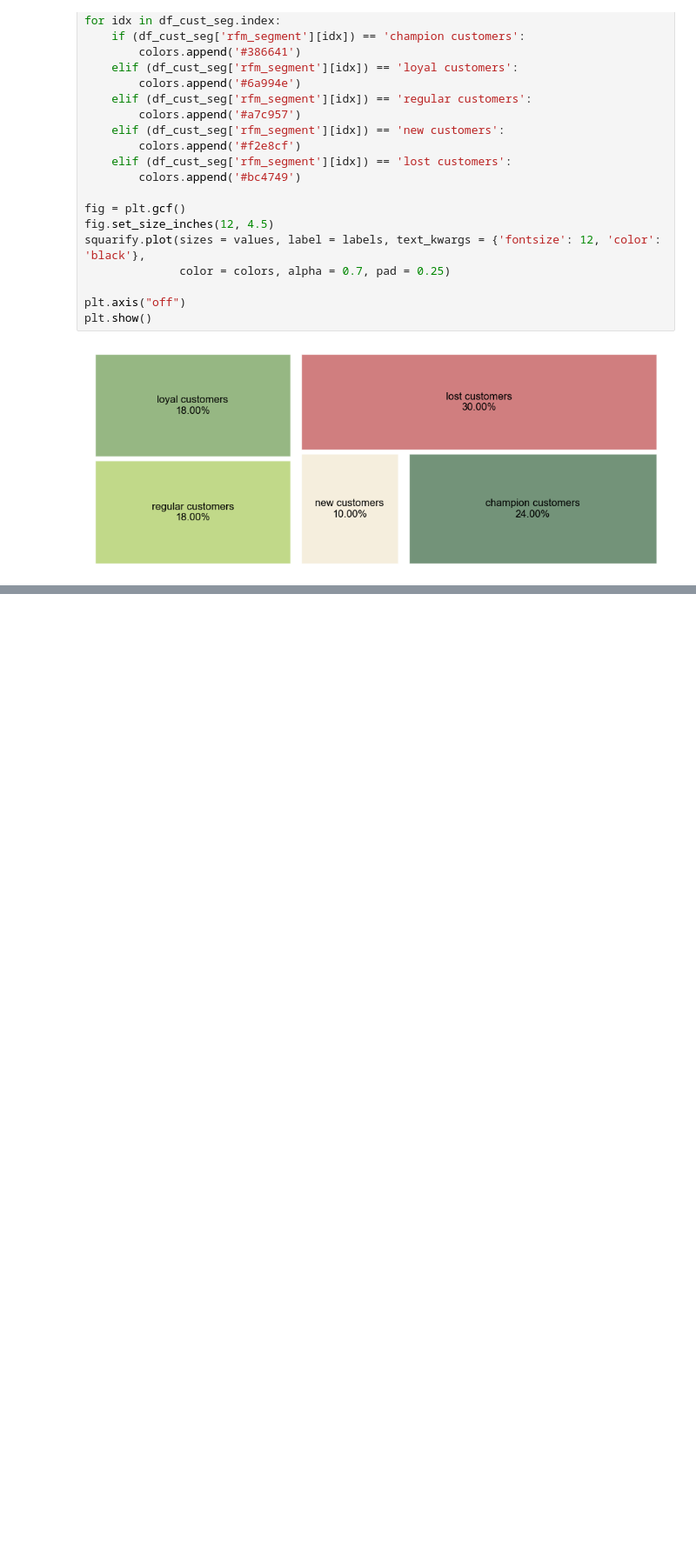
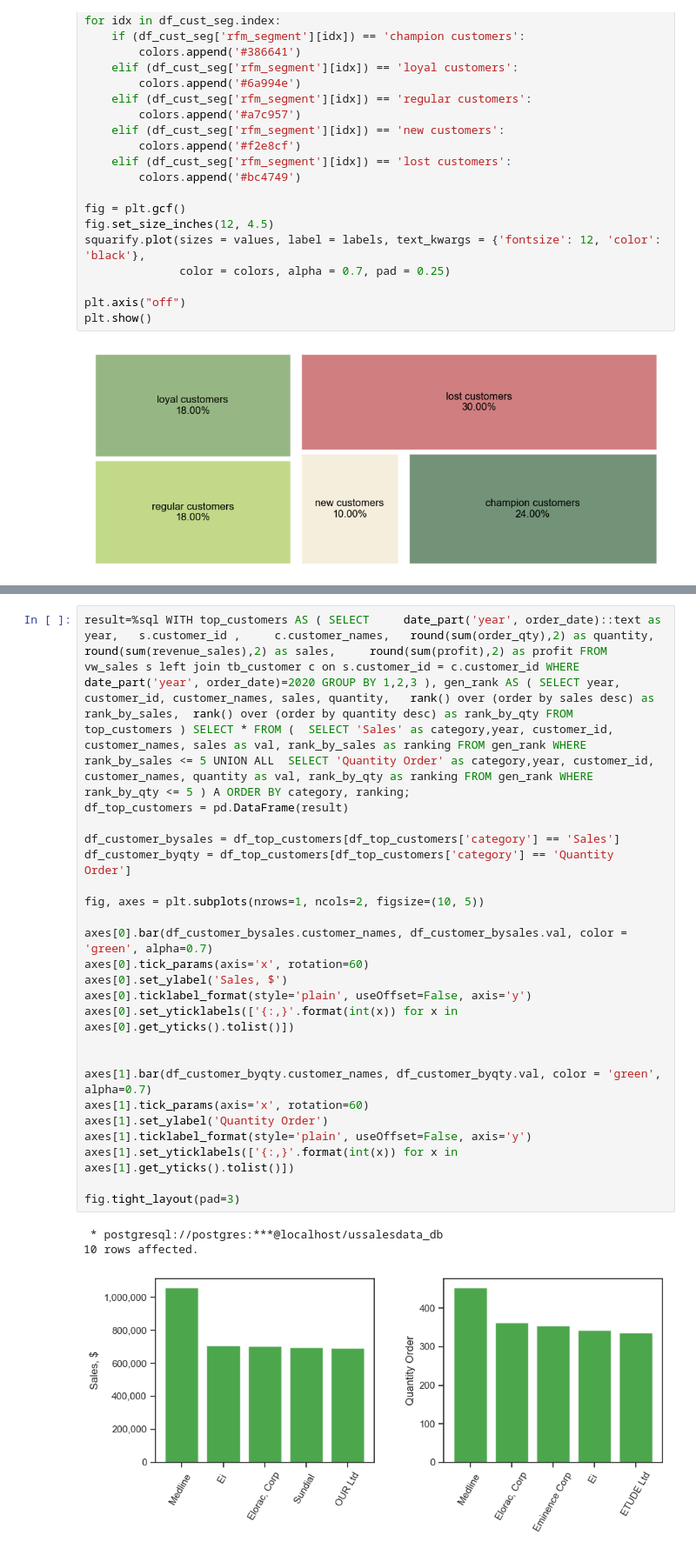
Before and after one commit to jeeenss/Data-Analysis-with-SQL, a Jupyter notebook: US Sales/US_Sales_Performance_Analysis.ipynb, the cells around one changed output, grey strips where cells are left out. Shown at 87% size. Cells and saved outputs as stored; diff of their text form; blank space fills up the shorter version.

Commit message:
added top 5 customer by sales and quantity order

```diff
--- a/US Sales/US_Sales_Performance_Analysis.ipynb
+++ b/US Sales/US_Sales_Performance_Analysis.ipynb
@@ -1260,0 +1327,27 @@ plt.show()
+# %%
+result=%sql WITH top_customers AS ( SELECT     date_part('year', order_date)::text as year, 	s.customer_id , 	c.customer_names, 	round(sum(order_qty),2) as quantity, 	round(sum(revenue_sales),2) as sales,     round(sum(profit),2) as profit FROM vw_sales s left join tb_customer c on s.customer_id = c.customer_id WHERE date_part('year', order_date)=2020 GROUP BY 1,2,3 ), gen_rank AS ( SELECT year, customer_id, customer_names, sales, quantity, 	rank() over (order by sales desc) as rank_by_sales, 	rank() over (order by quantity desc) as rank_by_qty FROM top_customers ) SELECT * FROM (  SELECT 'Sales' as category,year, customer_id, customer_names, sales as val, rank_by_sales as ranking FROM gen_rank WHERE rank_by_sales <= 5 UNION ALL  SELECT 'Quantity Order' as category,year, customer_id, customer_names, quantity as val, rank_by_qty as ranking FROM gen_rank WHERE rank_by_qty <= 5 ) A ORDER BY category, ranking;
+df_top_customers = pd.DataFrame(result)
+
+df_customer_bysales = df_top_customers[df_top_customers['category'] == 'Sales']
+df_customer_byqty = df_top_customers[df_top_customers['category'] == 'Quantity Order']
+
+fig, axes = plt.subplots(nrows=1, ncols=2, figsize=(10, 5))
+
+axes[0].bar(df_customer_bysales.customer_names, df_customer_bysales.val, color = 'green', alpha=0.7)
+axes[0].tick_params(axis='x', rotation=60)
+axes[0].set_ylabel('Sales, $')
+axes[0].ticklabel_format(style='plain', useOffset=False, axis='y')
+axes[0].set_yticklabels(['{:,}'.format(int(x)) for x in axes[0].get_yticks().tolist()])
+
+
+axes[1].bar(df_customer_byqty.customer_names, df_customer_byqty.val, color = 'green', alpha=0.7)
+axes[1].tick_params(axis='x', rotation=60)
+axes[1].set_ylabel('Quantity Order')
+axes[1].ticklabel_format(style='plain', useOffset=False, axis='y')
+axes[1].set_yticklabels(['{:,}'.format(int(x)) for x in axes[1].get_yticks().tolist()])
+
+fig.tight_layout(pad=3)
+# %% [output]
+ * postgresql://postgres:***@localhost/ussalesdata_db
+10 rows affected.
+[figure, added]
```
Also changed, not shown: parts of 9 cells of this notebook.
